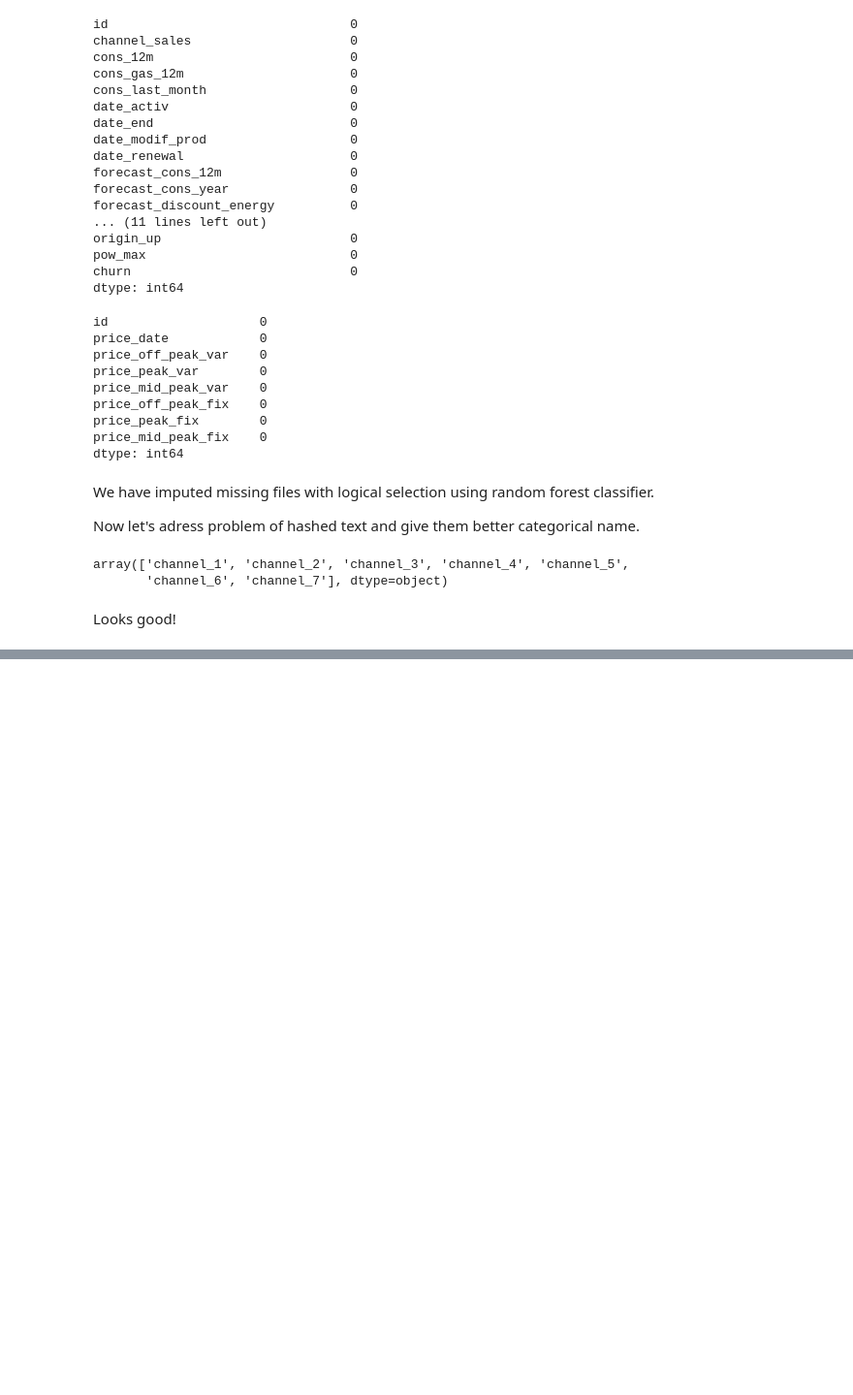
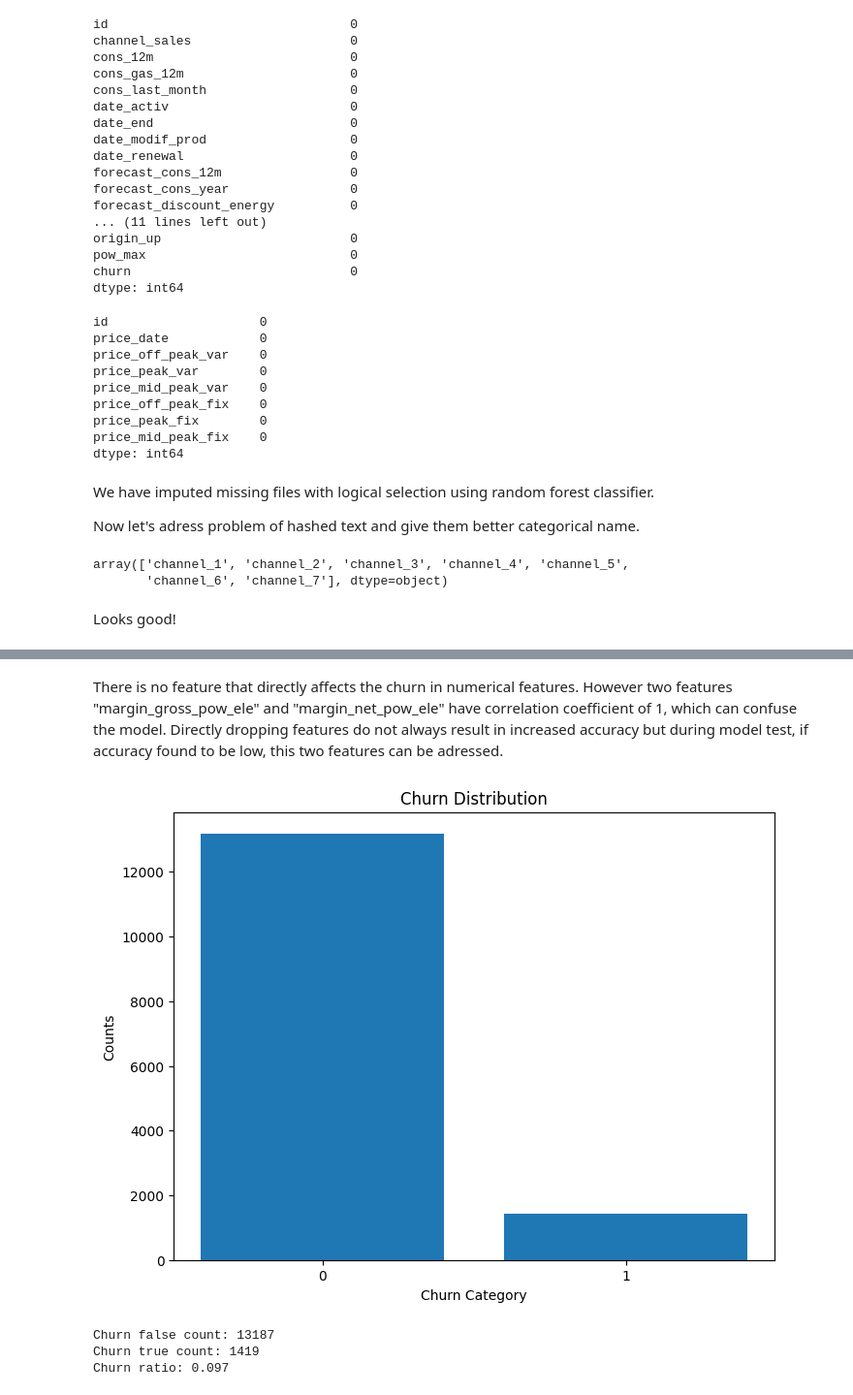
Before and after one commit to MetinUnlu/customer_churn, a Jupyter notebook: codes/eda_analysis.ipynb, the cells around one changed output, grey strips where cells are left out. Shown: that part at 97% size. Cells and saved outputs as stored; diff of their text form; code cells hidden in the pictures; blank space fills up the shorter version.

```diff
--- a/codes/eda_analysis.ipynb
+++ b/codes/eda_analysis.ipynb
@@ -282,0 +330,29 @@ client_df.has_gas.replace(replace_dict,inplace=True)
+# %% [markdown]
+There is no feature that directly affects the churn in numerical features. However two features "margin_gross_pow_ele" and "margin_net_pow_ele" have correlation coefficient of 1, which can confuse the model. Directly dropping features do not always result in increased accuracy but during model test, if accuracy found to be low, this two features can be adressed.
+# %%
+plt.figure(figsize=(8,6))
+# Count the occurrences of each unique value in the 'churn' column
+churn_counts = client_df['churn'].value_counts()
+
+# Create a bar plot
+plt.bar(churn_counts.index, churn_counts.values)
+
+# Adding labels
+plt.xlabel('Churn Category')
+plt.xticks([0, 1])
+plt.ylabel('Counts')
+plt.title('Churn Distribution')
+
+# Display the plot
+plt.show()
+# %% [output]
+[figure, added]
+# %%
+# Finding ratio of churn
+print(f'Churn false count: {client_df.churn.value_counts()[0]}')
+print(f'Churn true count: {client_df.churn.value_counts()[1]}')
+print(f'Churn ratio: {client_df.churn.value_counts()[1]/client_df.churn.value_counts().sum():.3f}')
+# %% [output]
+Churn false count: 13187
+Churn true count: 1419
+Churn ratio: 0.097
```
Also changed, not shown: parts of 12 cells of this notebook.
